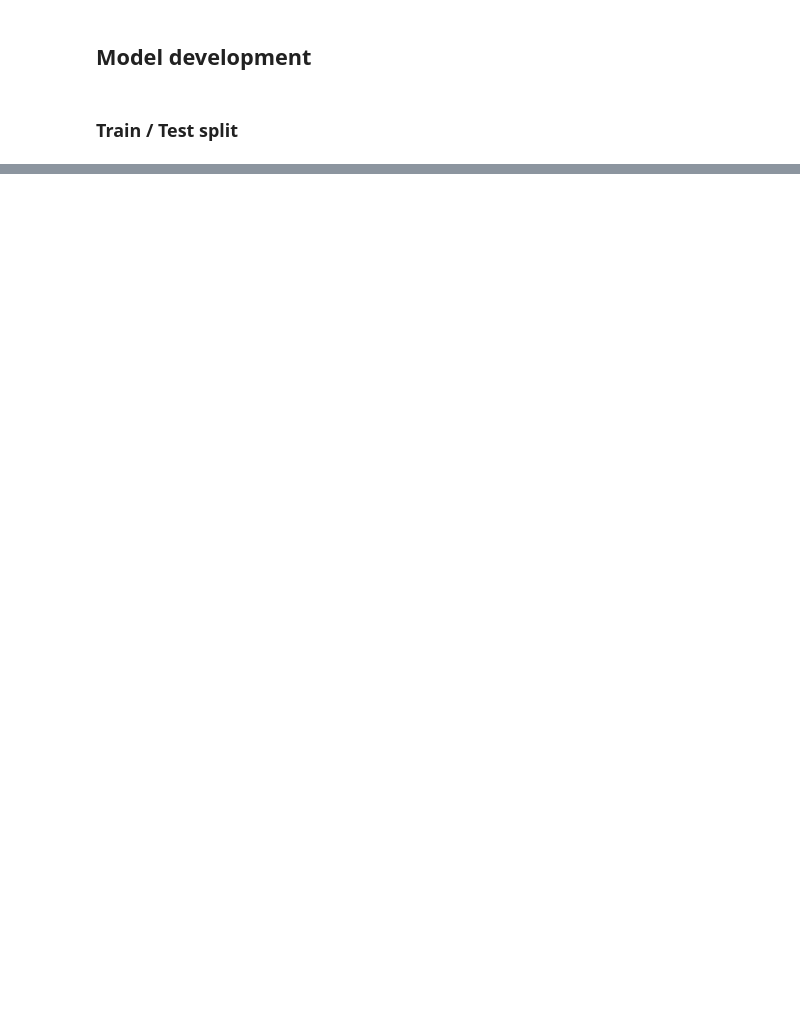
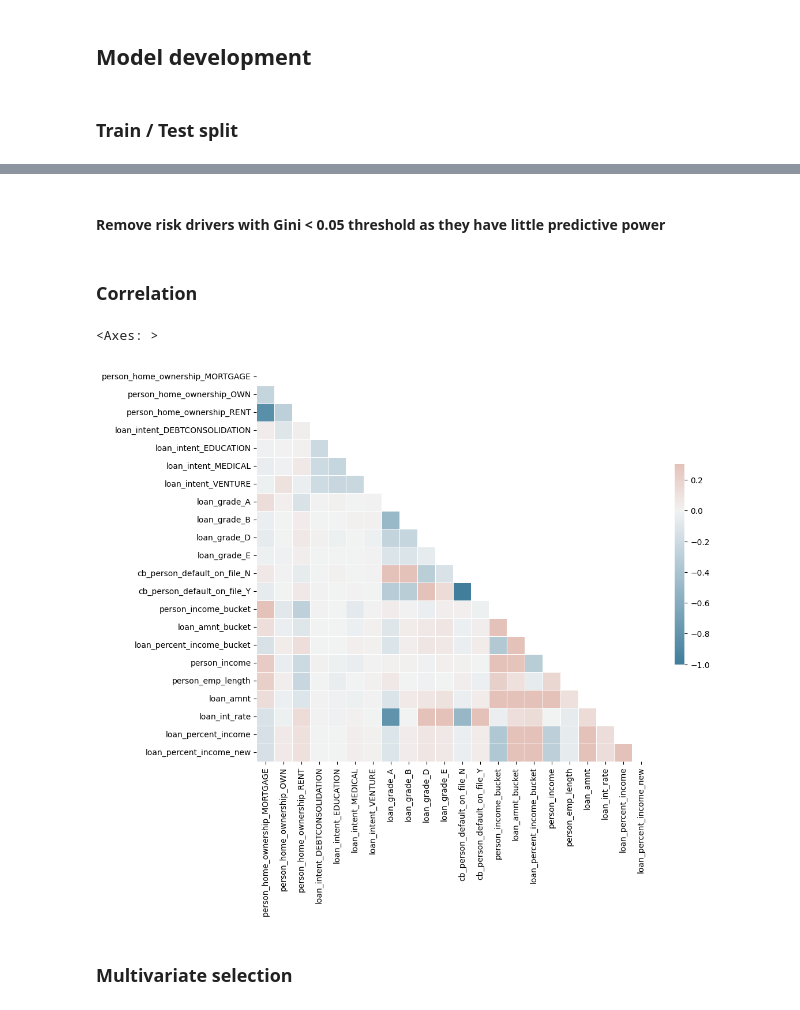
Before and after one commit to shemkatz/credit_risk, a Jupyter notebook: notebook.ipynb, the cells around one changed output, grey strips where cells are left out. Cells and saved outputs as stored; diff of their text form; code cells hidden in the pictures; blank space fills up the shorter version.

```diff
--- a/notebook.ipynb
+++ b/notebook.ipynb
@@ -593,0 +790,31 @@ Random state 4199081 has abs difference of 0.0005. Search complete.
+# %% [markdown]
+#### Remove risk drivers with Gini < 0.05 threshold as they have little predictive power
+# %%
+bivariate_gini[bivariate_gini["Gini Coefficient"]>=0.05]
+
+riskdriver_cat_columns = [c for c in riskdriver_cat_columns if c in bivariate_gini[bivariate_gini["Gini Coefficient"]>=0.05]["Risk Driver"].to_list()]
+riskdriver_num_columns = [c for c in riskdriver_num_columns if c in bivariate_gini[bivariate_gini["Gini Coefficient"]>=0.05]["Risk Driver"].to_list()]
+# %% [markdown]
+### Correlation
+# %%
+#Now we have removed some risk drivers based on relationship with target variable, lets look at correlation.
+#We want to remove highly correlated variables as they may not add value to the model
+
+# Compute the correlation matrix
+corr = train[riskdriver_cat_columns+riskdriver_num_columns].corr()
+
+# Generate a mask for the upper triangle
+mask = np.triu(np.ones_like(corr, dtype=bool))
+
+# Set up the matplotlib figure
+f, ax = plt.subplots(figsize=(11, 9))
+
+# Generate a custom diverging colormap
+cmap = sns.diverging_palette(230, 20, as_cmap=True)
+
+# Draw the heatmap with the mask and correct aspect ratio
+sns.heatmap(corr, mask=mask, cmap=cmap, vmax=.3, center=0,
+            square=True, linewidths=.5, cbar_kws={"shrink": .5})
+# %% [output]
+<Axes: >
+[figure, added]
@@ -593,0 +868,2 @@ Random state 4199081 has abs difference of 0.0005. Search complete.
+# %% [markdown]
+### Multivariate selection
```
Also changed, not shown: parts of 17 cells of this notebook.
